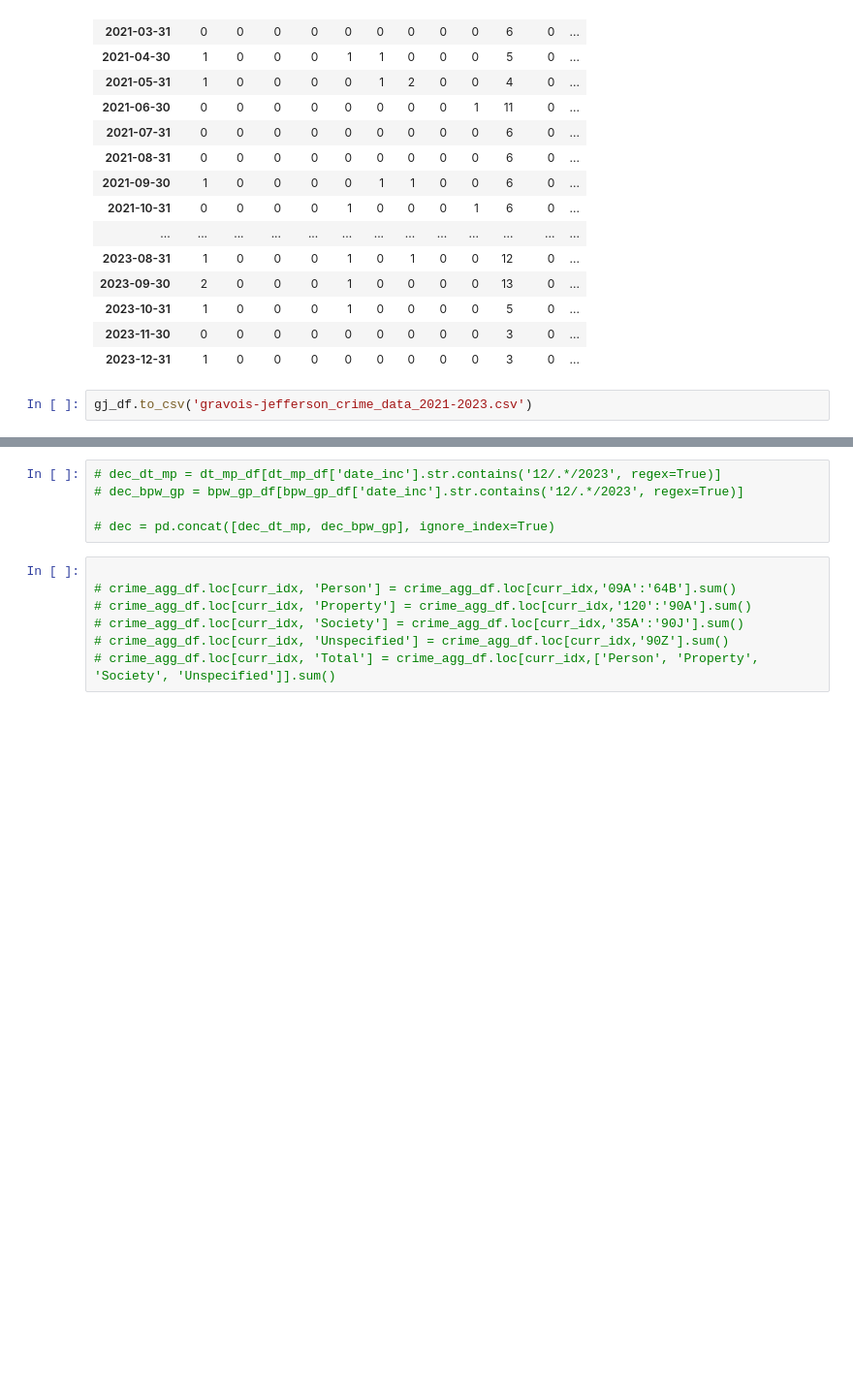
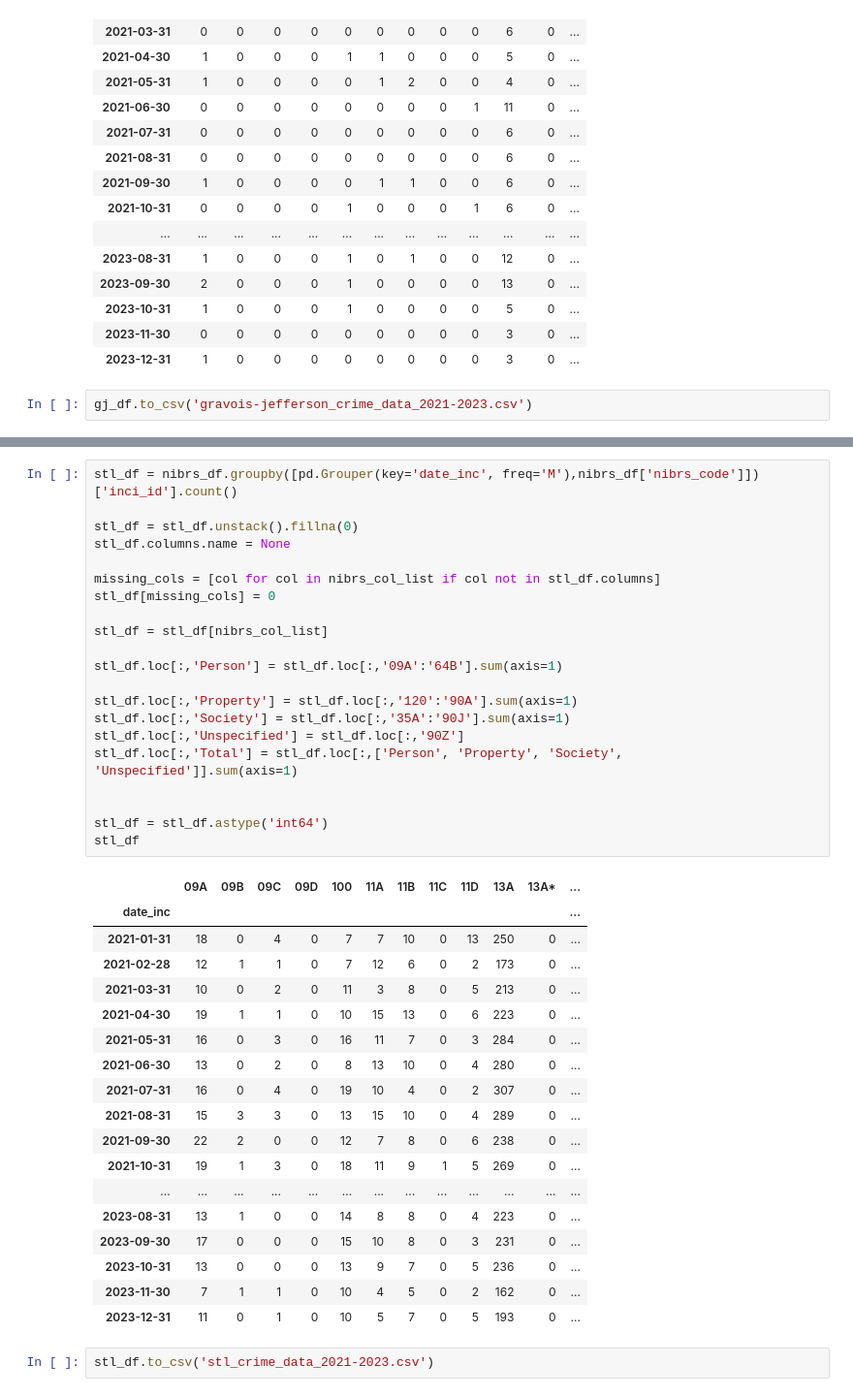
Before and after one commit to luke-lite/Dutchtown, a Jupyter notebook: NIBRS Data Agg.ipynb, the cells around one changed output, grey strips where cells are left out. Shown: that part at 97% size. Drawn from its saved outputs; the diff is of its cells as text; blank space fills up the shorter version.

```diff
--- a/NIBRS Data Agg.ipynb
+++ b/NIBRS Data Agg.ipynb
@@ -230,12 +161,42 @@ Name: inci_id, Length: 727, dtype: int64
-# %%
-# dec_dt_mp = dt_mp_df[dt_mp_df['date_inc'].str.contains('12/.*/2023', regex=True)]
-# dec_bpw_gp = bpw_gp_df[bpw_gp_df['date_inc'].str.contains('12/.*/2023', regex=True)]
-
-# dec = pd.concat([dec_dt_mp, dec_bpw_gp], ignore_index=True)
-# %%
-
-# crime_agg_df.loc[curr_idx, 'Person'] = crime_agg_df.loc[curr_idx,'09A':'64B'].sum()
-# crime_agg_df.loc[curr_idx, 'Property'] = crime_agg_df.loc[curr_idx,'120':'90A'].sum()
-# crime_agg_df.loc[curr_idx, 'Society'] = crime_agg_df.loc[curr_idx,'35A':'90J'].sum()
-# crime_agg_df.loc[curr_idx, 'Unspecified'] = crime_agg_df.loc[curr_idx,'90Z'].sum()
-# crime_agg_df.loc[curr_idx, 'Total'] = crime_agg_df.loc[curr_idx,['Person', 'Property', 'Society', 'Unspecified']].sum()
+# %%
+stl_df = nibrs_df.groupby([pd.Grouper(key='date_inc', freq='M'),nibrs_df['nibrs_code']])['inci_id'].count()
+
+stl_df = stl_df.unstack().fillna(0)
+stl_df.columns.name = None
+
+missing_cols = [col for col in nibrs_col_list if col not in stl_df.columns]
+stl_df[missing_cols] = 0
+
+stl_df = stl_df[nibrs_col_list]
+
+stl_df.loc[:,'Person'] = stl_df.loc[:,'09A':'64B'].sum(axis=1)
+
+stl_df.loc[:,'Property'] = stl_df.loc[:,'120':'90A'].sum(axis=1)
+stl_df.loc[:,'Society'] = stl_df.loc[:,'35A':'90J'].sum(axis=1)
+stl_df.loc[:,'Unspecified'] = stl_df.loc[:,'90Z']
+stl_df.loc[:,'Total'] = stl_df.loc[:,['Person', 'Property', 'Society', 'Unspecified']].sum(axis=1)
+
+
+stl_df = stl_df.astype('int64')
+stl_df
+# %% [output]
+|  | 09A | 09B | 09C | 09D | 100 | 11A | 11B | 11C | 11D | 13A | 13A* | ... |
+| date_inc |  |  |  |  |  |  |  |  |  |  |  | ... |
+| 2021-01-31 | 18 | 0 | 4 | 0 | 7 | 7 | 10 | 0 | 13 | 250 | 0 | ... |
+| 2021-02-28 | 12 | 1 | 1 | 0 | 7 | 12 | 6 | 0 | 2 | 173 | 0 | ... |
+| 2021-03-31 | 10 | 0 | 2 | 0 | 11 | 3 | 8 | 0 | 5 | 213 | 0 | ... |
+| 2021-04-30 | 19 | 1 | 1 | 0 | 10 | 15 | 13 | 0 | 6 | 223 | 0 | ... |
+| 2021-05-31 | 16 | 0 | 3 | 0 | 16 | 11 | 7 | 0 | 3 | 284 | 0 | ... |
+| 2021-06-30 | 13 | 0 | 2 | 0 | 8 | 13 | 10 | 0 | 4 | 280 | 0 | ... |
+| 2021-07-31 | 16 | 0 | 4 | 0 | 19 | 10 | 4 | 0 | 2 | 307 | 0 | ... |
+| 2021-08-31 | 15 | 3 | 3 | 0 | 13 | 15 | 10 | 0 | 4 | 289 | 0 | ... |
+| 2021-09-30 | 22 | 2 | 0 | 0 | 12 | 7 | 8 | 0 | 6 | 238 | 0 | ... |
+| 2021-10-31 | 19 | 1 | 3 | 0 | 18 | 11 | 9 | 1 | 5 | 269 | 0 | ... |
+| ... | ... | ... | ... | ... | ... | ... | ... | ... | ... | ... | ... | ... |
+| 2023-08-31 | 13 | 1 | 0 | 0 | 14 | 8 | 8 | 0 | 4 | 223 | 0 | ... |
+| 2023-09-30 | 17 | 0 | 0 | 0 | 15 | 10 | 8 | 0 | 3 | 231 | 0 | ... |
+| 2023-10-31 | 13 | 0 | 0 | 0 | 13 | 9 | 7 | 0 | 5 | 236 | 0 | ... |
+| 2023-11-30 | 7 | 1 | 1 | 0 | 10 | 4 | 5 | 0 | 2 | 162 | 0 | ... |
+| 2023-12-31 | 11 | 0 | 1 | 0 | 10 | 5 | 7 | 0 | 5 | 193 | 0 | ... |
+# %%
+stl_df.to_csv('stl_crime_data_2021-2023.csv')
```
Also changed, not shown: parts of 5 cells of this notebook, 4 other files.
